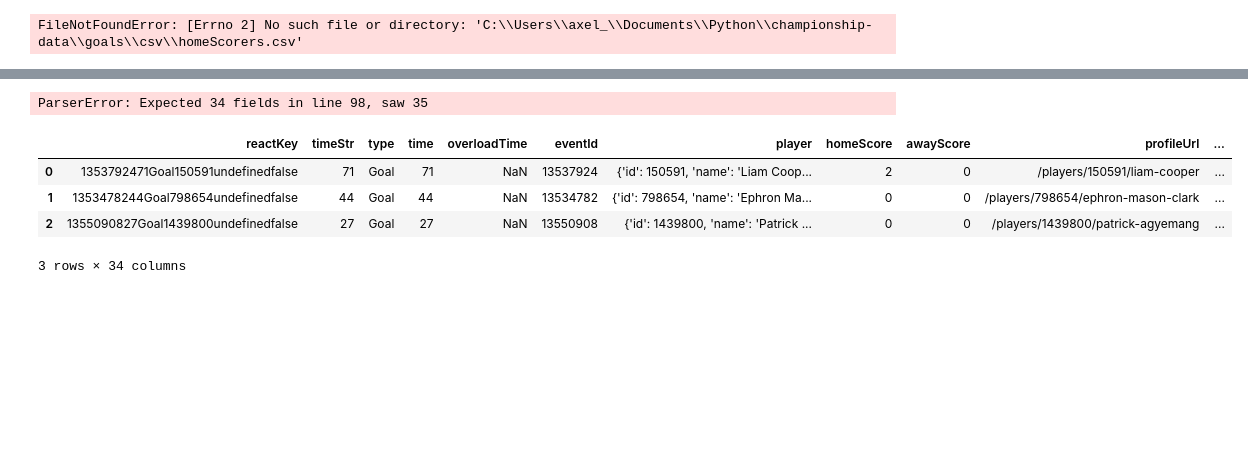
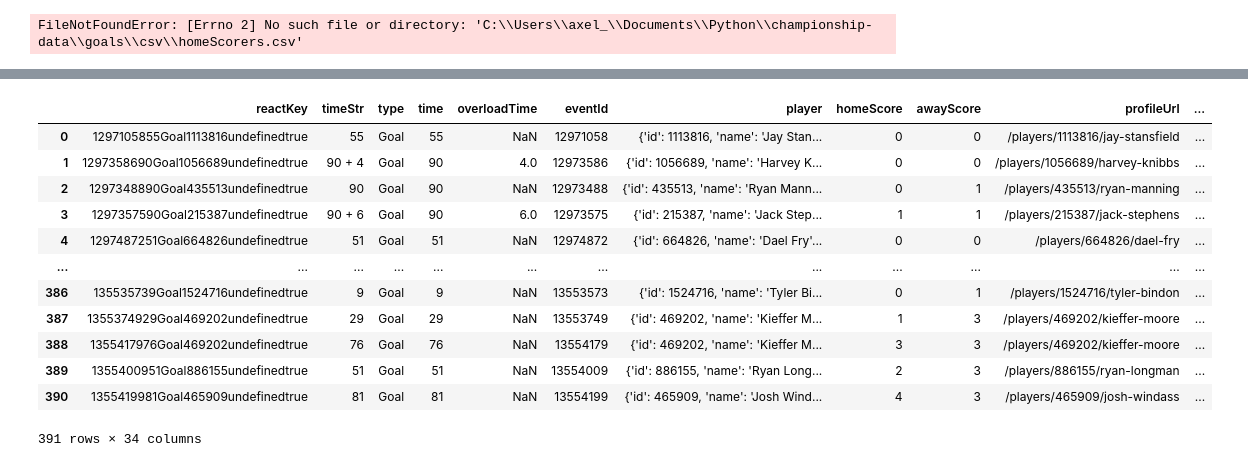
Before and after one commit to axelbol/championship-data, a Jupyter notebook: analysis.ipynb, the cells around one changed output, grey strips where cells are left out. Drawn from its saved outputs; the diff is of its cells as text; code cells hidden in the pictures; blank space fills up the shorter version.

```diff
--- a/analysis.ipynb
+++ b/analysis.ipynb
@@ -58,13 +46,9 @@ print(len(new_header))  # should be 34
 # %%
-import pandas as pd
-
 df = pd.read_csv(
-    "/home/axel/Code/Python/championship/goals/csv/awayScorers.csv",
+    "/home/axel/Code/Python/championship/goals/csv/homeScorers.csv",
     skiprows=1,          # skip original header
     names=new_header,    # force 34 columns
     engine="python"      # required
 )
-# %% [output]
-ParserError: Expected 34 fields in line 98, saw 35
 # %%
 df.to_csv(
@@ -73,11 +57,19 @@ df.to_csv(
     encoding="utf-8"
 )
 # %%
-Newdf = pd.read_csv('/home/axel/Code/Python/championship/goals/csv/TESTNEWawayScorers.csv')
-Newdf
+newdf = pd.read_csv('/home/axel/Code/Python/championship/goals/csv/NEWhomeScorers.csv')
+newdf
 # %% [output]
 |  | reactKey | timeStr | type | time | overloadTime | eventId | player | homeScore | awayScore | profileUrl | ... |
-| 0 | 1353792471Goal150591undefinedfalse | 71 | Goal | 71 | NaN | 13537924 | {'id': 150591, 'name': 'Liam Coop... | 2 | 0 | /players/150591/liam-cooper | ... |
-| 1 | 1353478244Goal798654undefinedfalse | 44 | Goal | 44 | NaN | 13534782 | {'id': 798654, 'name': 'Ephron Ma... | 0 | 0 | /players/798654/ephron-mason-clark | ... |
-| 2 | 1355090827Goal1439800undefinedfalse | 27 | Goal | 27 | NaN | 13550908 | {'id': 1439800, 'name': 'Patrick ... | 0 | 0 | /players/1439800/patrick-agyemang | ... |
+| 0 | 1297105855Goal1113816undefinedtrue | 55 | Goal | 55 | NaN | 12971058 | {'id': 1113816, 'name': 'Jay Stan... | 0 | 0 | /players/1113816/jay-stansfield | ... |
+| 1 | 1297358690Goal1056689undefinedtrue | 90 + 4 | Goal | 90 | 4.0 | 12973586 | {'id': 1056689, 'name': 'Harvey K... | 0 | 0 | /players/1056689/harvey-knibbs | ... |
+| 2 | 1297348890Goal435513undefinedtrue | 90 | Goal | 90 | NaN | 12973488 | {'id': 435513, 'name': 'Ryan Mann... | 0 | 1 | /players/435513/ryan-manning | ... |
+| 3 | 1297357590Goal215387undefinedtrue | 90 + 6 | Goal | 90 | 6.0 | 12973575 | {'id': 215387, 'name': 'Jack Step... | 1 | 1 | /players/215387/jack-stephens | ... |
+| 4 | 1297487251Goal664826undefinedtrue | 51 | Goal | 51 | NaN | 12974872 | {'id': 664826, 'name': 'Dael Fry'... | 0 | 0 | /players/664826/dael-fry | ... |
+| ... | ... | ... | ... | ... | ... | ... | ... | ... | ... | ... | ... |
+| 386 | 135535739Goal1524716undefinedtrue | 9 | Goal | 9 | NaN | 13553573 | {'id': 1524716, 'name': 'Tyler Bi... | 0 | 1 | /players/1524716/tyler-bindon | ... |
+| 387 | 1355374929Goal469202undefinedtrue | 29 | Goal | 29 | NaN | 13553749 | {'id': 469202, 'name': 'Kieffer M... | 1 | 3 | /players/469202/kieffer-moore | ... |
+| 388 | 1355417976Goal469202undefinedtrue | 76 | Goal | 76 | NaN | 13554179 | {'id': 469202, 'name': 'Kieffer M... | 3 | 3 | /players/469202/kieffer-moore | ... |
+| 389 | 1355400951Goal886155undefinedtrue | 51 | Goal | 51 | NaN | 13554009 | {'id': 886155, 'name': 'Ryan Long... | 2 | 3 | /players/886155/ryan-longman | ... |
+| 390 | 1355419981Goal465909undefinedtrue | 81 | Goal | 81 | NaN | 13554199 | {'id': 465909, 'name': 'Josh Wind... | 4 | 3 | /players/465909/josh-windass | ... |
-3 rows × 34 columns
+391 rows × 34 columns
```
Also changed, not shown: parts of 12 cells of this notebook, 29 other files.
